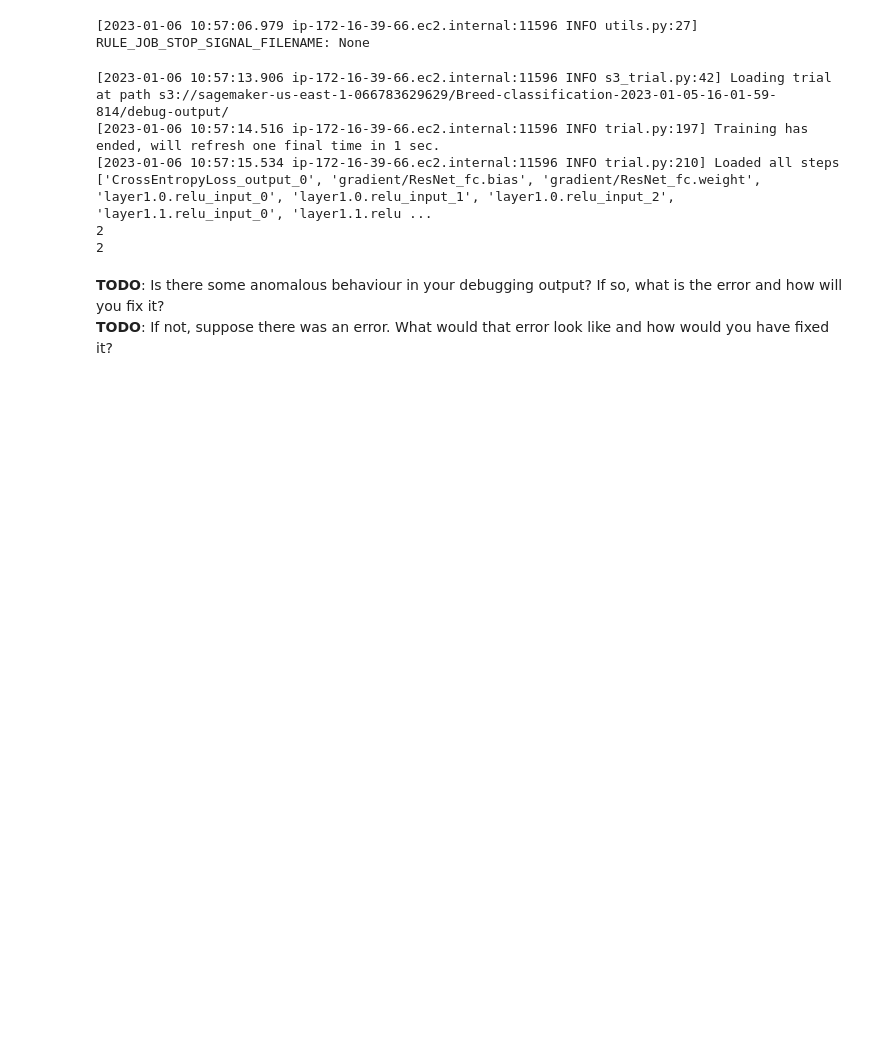
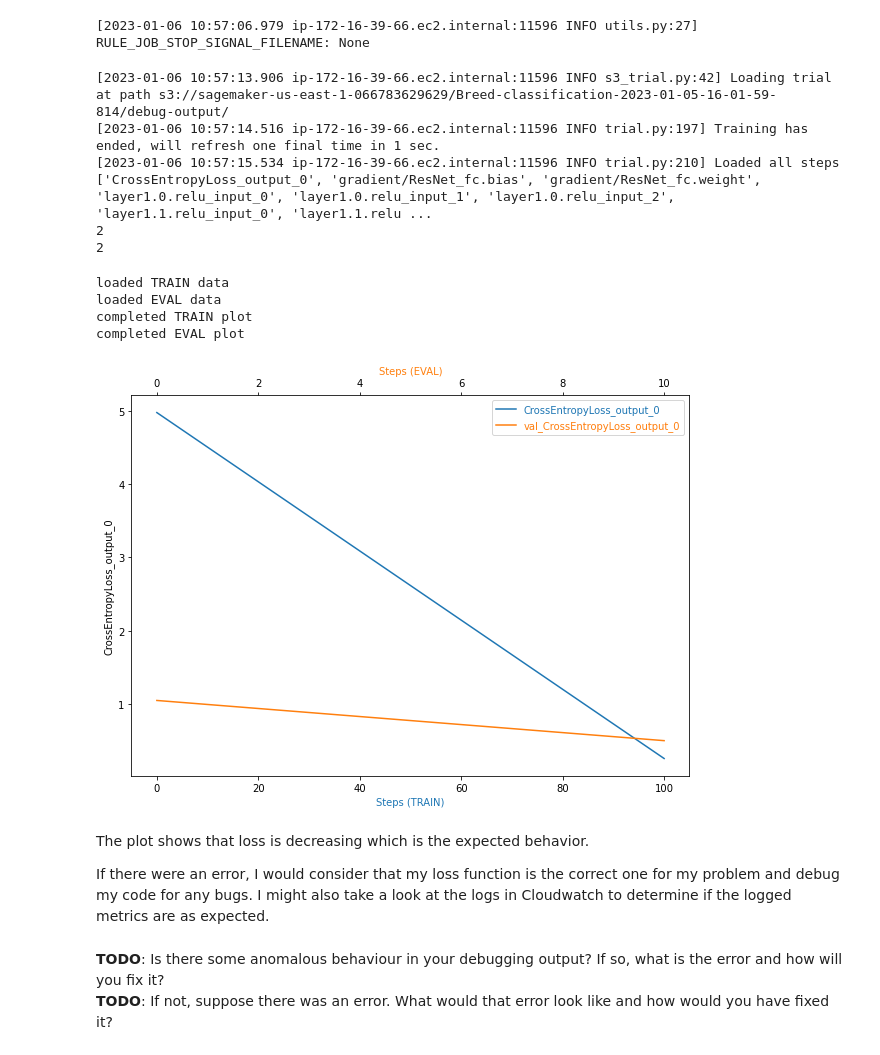
Before and after one commit to AlaaMelek/AWS-Dog-Breed-Classification-ResNet, a Jupyter notebook: train_and_deploy.ipynb, the cells around one changed output. Cells and saved outputs as stored; diff of their text form; code cells hidden in the pictures; blank space fills up the shorter version.

Commit message:
adding the debug plot and comments in the notebook

```diff
--- a/train_and_deploy.ipynb
+++ b/train_and_deploy.ipynb
@@ -322,3 +367,15 @@ print(len(trial.tensor("CrossEntropyLoss_output_0").steps(mode=ModeKeys.EVAL)))
+# %%
+plot_tensor(trial, 'CrossEntropyLoss_output_0')
+# %% [output]
+loaded TRAIN data
+loaded EVAL data
+completed TRAIN plot
+completed EVAL plot
+[figure, added]
+# %% [markdown]
+The plot shows that loss is decreasing which is the expected behavior.
+
+If there were an error, I would consider that my loss function is the correct one for my problem and debug my code for any bugs. I might also take a look at the logs in Cloudwatch to determine if the logged metrics are as expected.
 # %% [markdown]
 **TODO**: Is there some anomalous behaviour in your debugging output? If so, what is the error and how will you fix it?
 **TODO**: If not, suppose there was an error. What would that error look like and how would you have fixed it?
```
Also changed, not shown: parts of 1 cell of this notebook.
